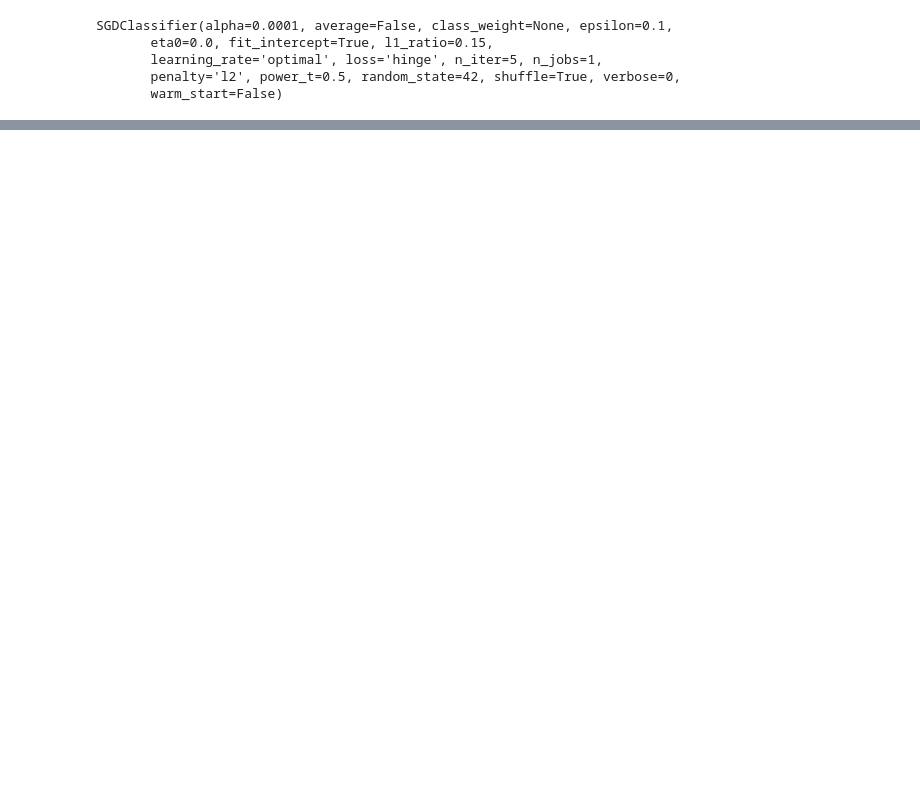
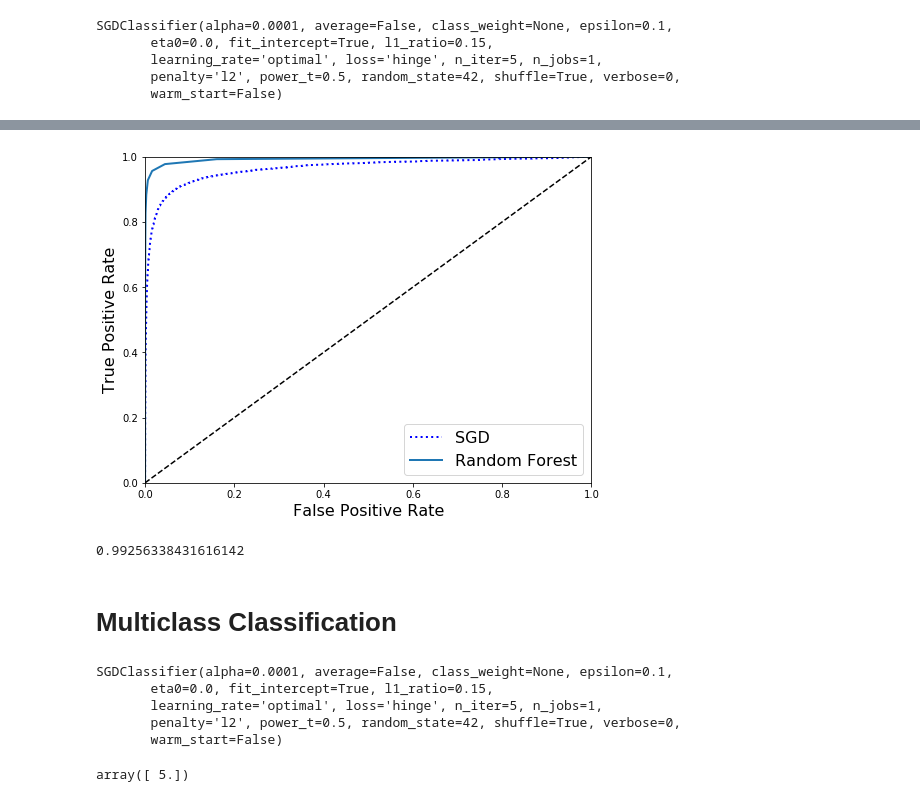
Before and after one commit to jsisaacs/hands-on-ml, a Jupyter notebook: Classification.ipynb, the cells around one changed output, grey strips where cells are left out. Saved outputs shown, nothing was run; the diff lists cells and outputs as text; code cells hidden in the pictures; blank space fills up the shorter version.

```diff
--- a/Classification.ipynb
+++ b/Classification.ipynb
@@ -70,0 +243,35 @@ array([False], dtype=bool)
+# %%
+from sklearn.ensemble import RandomForestClassifier
+
+forest_clf = RandomForestClassifier(random_state=42)
+y_probas_forest = cross_val_predict(forest_clf, X_train, y_train_5, cv=3,
+                                   method="predict_proba")
+# %%
+y_scores_forest = y_probas_forest[:, 1]
+fpr_forest, tpr_forest, thresholds_forest = roc_curve(y_train_5, y_scores_forest)
+# %%
+plt.figure(figsize=(8, 6))
+plt.plot(fpr, tpr, "b:", linewidth=2, label="SGD")
+plot_roc_curve(fpr_forest, tpr_forest, "Random Forest")
+plt.legend(loc="lower right", fontsize=16)
+plt.show()
+# %% [output]
+[figure, added]
+# %%
+roc_auc_score(y_train_5, y_scores_forest)
+# %% [output]
+0.99256338431616142
+# %% [markdown]
+# Multiclass Classification
+# %%
+sgd_clf.fit(X_train, y_train)
+# %% [output]
+SGDClassifier(alpha=0.0001, average=False, class_weight=None, epsilon=0.1,
+       eta0=0.0, fit_intercept=True, l1_ratio=0.15,
+       learning_rate='optimal', loss='hinge', n_iter=5, n_jobs=1,
+       penalty='l2', power_t=0.5, random_state=42, shuffle=True, verbose=0,
+       warm_start=False)
+# %%
+sgd_clf.predict([some_digit])
+# %% [output]
+array([ 5.])
```
Also changed, not shown: parts of 55 cells of this notebook.
